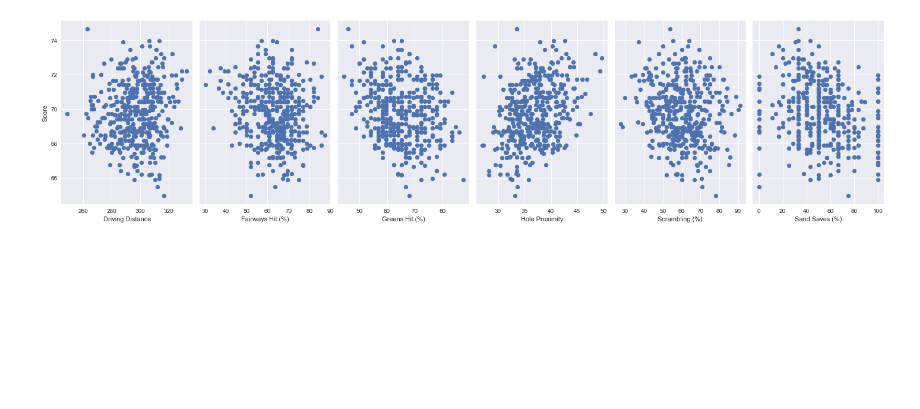
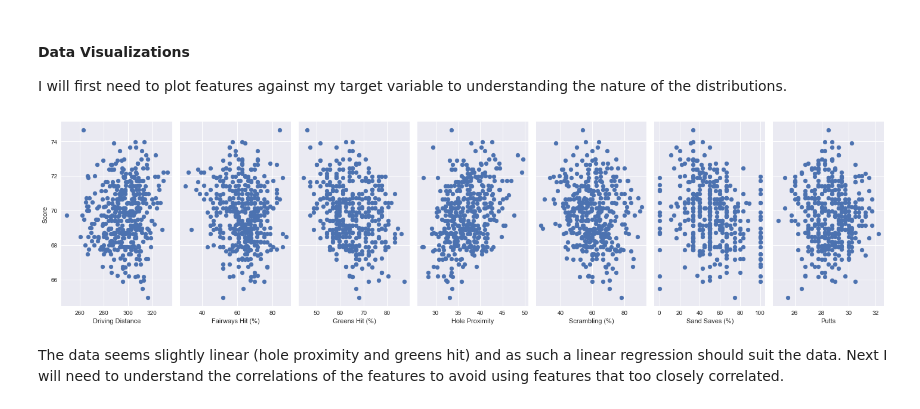
Before and after one commit to kMongru/pga-compensation-projections, a Jupyter notebook: notebooks/data_analysis.ipynb, the cells around one changed output. Cells and saved outputs as stored; diff of their text form; code cells hidden in the pictures; blank space fills up the shorter version.

```diff
--- a/notebooks/data_analysis.ipynb
+++ b/notebooks/data_analysis.ipynb
@@ -11,21 +13,27 @@ from sklearn.model_selection import train_test_split
+# %% [markdown]
+#### Data Visualizations
+
+I will first need to plot features against my target variable to understanding the nature of the distributions.
 # %%
 cleanedData = pd.read_csv('../data/cleaned_data/cleaned_subset')
 
 # understanding each feature's relationship with the dependent variable (score)
 yAxis = cleanedData['Score']
 features = ['Driving Distance', 'Fairways Hit (%)', 'Greens Hit (%)', 'Hole Proximity', 'Scrambling (%)','Sand Saves (%)', 'Putts']
 
-fig, ax = plt.subplots(1, 6, figsize=(20, 5), sharey=True)
+fig, ax = plt.subplots(1, 7, figsize=(20, 5), sharey=True)
 
 for i in range(len(ax)):
     ax[i].scatter(cleanedData[features[i]], yAxis)
     ax[i].set_xlabel(features[i])
 
 ax[0].set_ylabel('Score')
 fig.tight_layout()
 plt.show()
 # %% [output]
-[figure, old version]
+[figure, new version]
+# %% [markdown]
+The data seems slightly linear (hole proximity and greens hit) and as such a linear regression should suit the data. Next I will need to understand the correlations of the features to avoid using features that too closely correlated.
 # %%
 #correlation for independant variables, we want correleations to be -0.5 > x > 0.5
 featureSubset = cleanedData.loc[:, cleanedData.columns != 'Score']
```
Also changed, not shown: parts of 21 cells of this notebook, 5 other files.
